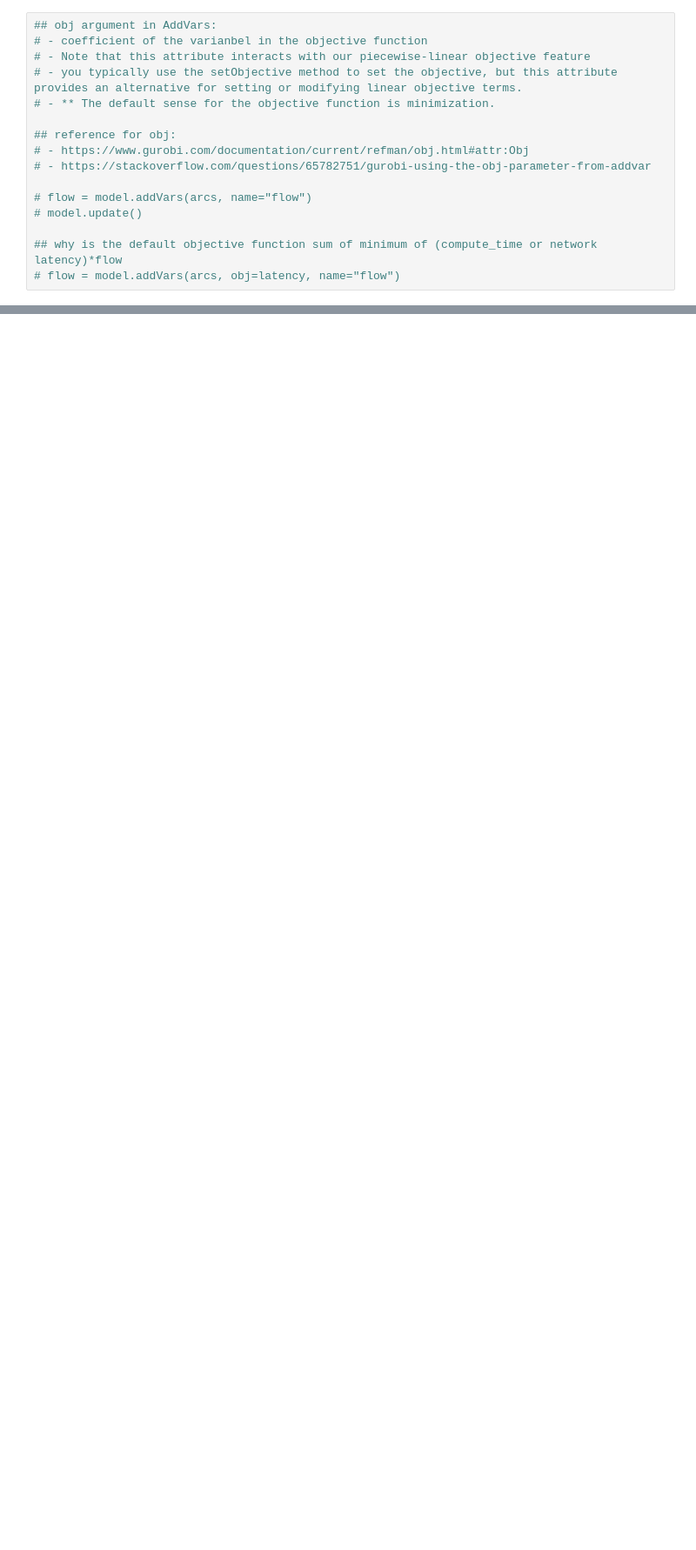
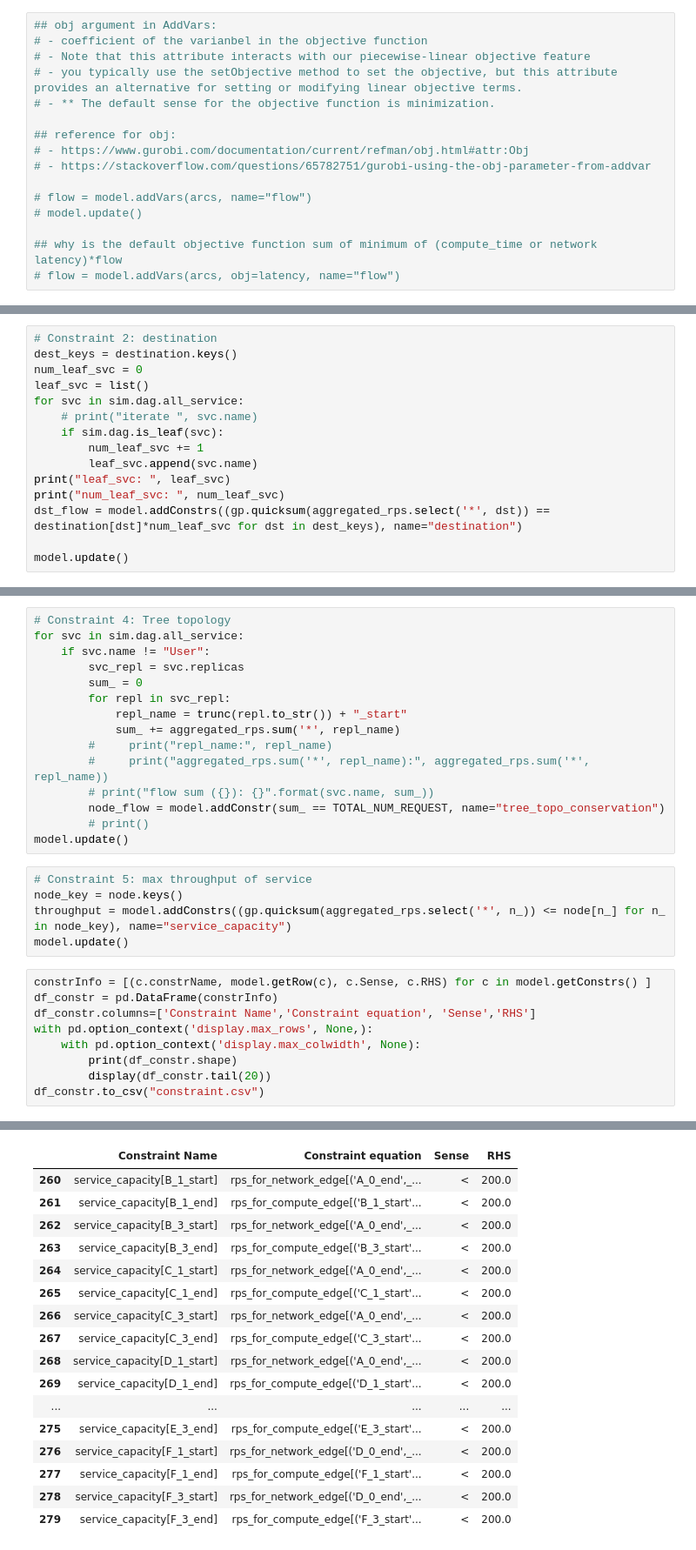
Before and after one commit to netarch/slate-sim, a Jupyter notebook: ml_optimizer.ipynb, the cells around one changed output, grey strips where cells are left out. Shown at 87% size. Drawn from its saved outputs; the diff is of its cells as text; blank space fills up the shorter version.

Commit message:
Checkpoint ml_optimizer.ipynb (update constraint with new variables)

```diff
--- a/ml_optimizer.ipynb
+++ b/ml_optimizer.ipynb
@@ -573,0 +620,15 @@ model objective
+# %%
+# Constraint 2: destination
+dest_keys = destination.keys()
+num_leaf_svc = 0
+leaf_svc = list()
+for svc in sim.dag.all_service:
+    # print("iterate ", svc.name)
+    if sim.dag.is_leaf(svc):
+        num_leaf_svc += 1
+        leaf_svc.append(svc.name)
+print("leaf_svc: ", leaf_svc)
+print("num_leaf_svc: ", num_leaf_svc)
+dst_flow = model.addConstrs((gp.quicksum(aggregated_rps.select('*', dst)) == destination[dst]*num_leaf_svc for dst in dest_keys), name="destination")
+
+model.update()
@@ -573,0 +657,30 @@ model objective
+# %%
+# Constraint 4: Tree topology
+for svc in sim.dag.all_service:
+    if svc.name != "User":
+        svc_repl = svc.replicas
+        sum_ = 0
+        for repl in svc_repl:
+            repl_name = trunc(repl.to_str()) + "_start"
+            sum_ += aggregated_rps.sum('*', repl_name)
+        #     print("repl_name:", repl_name)
+        #     print("aggregated_rps.sum('*', repl_name):", aggregated_rps.sum('*', repl_name))
+        # print("flow sum ({}): {}".format(svc.name, sum_))
+        node_flow = model.addConstr(sum_ == TOTAL_NUM_REQUEST, name="tree_topo_conservation")
+        # print()
+model.update()
+# %%
+# Constraint 5: max throughput of service
+node_key = node.keys()
+throughput = model.addConstrs((gp.quicksum(aggregated_rps.select('*', n_)) <= node[n_] for n_ in node_key), name="service_capacity")
+model.update()
+# %%
+constrInfo = [(c.constrName, model.getRow(c), c.Sense, c.RHS) for c in model.getConstrs() ]
+df_constr = pd.DataFrame(constrInfo)
+df_constr.columns=['Constraint Name','Constraint equation', 'Sense','RHS']
+with pd.option_context('display.max_rows', None,):
+    with pd.option_context('display.max_colwidth', None):
+        print(df_constr.shape)
+        display(df_constr.tail(20))
+df_constr.to_csv("constraint.csv")
+# %% [output]
@@ -574 +688,18 @@ model objective
+|  | Constraint Name | Constraint equation | Sense | RHS |
+| 260 | service_capacity[B_1_start] | rps_for_network_edge[('A_0_end',_... | < | 200.0 |
+| 261 | service_capacity[B_1_end] | rps_for_compute_edge[('B_1_start'... | < | 200.0 |
+| 262 | service_capacity[B_3_start] | rps_for_network_edge[('A_0_end',_... | < | 200.0 |
+| 263 | service_capacity[B_3_end] | rps_for_compute_edge[('B_3_start'... | < | 200.0 |
+| 264 | service_capacity[C_1_start] | rps_for_network_edge[('A_0_end',_... | < | 200.0 |
+| 265 | service_capacity[C_1_end] | rps_for_compute_edge[('C_1_start'... | < | 200.0 |
+| 266 | service_capacity[C_3_start] | rps_for_network_edge[('A_0_end',_... | < | 200.0 |
+| 267 | service_capacity[C_3_end] | rps_for_compute_edge[('C_3_start'... | < | 200.0 |
+| 268 | service_capacity[D_1_start] | rps_for_network_edge[('A_0_end',_... | < | 200.0 |
+| 269 | service_capacity[D_1_end] | rps_for_compute_edge[('D_1_start'... | < | 200.0 |
+| ... | ... | ... | ... | ... |
+| 275 | service_capacity[E_3_end] | rps_for_compute_edge[('E_3_start'... | < | 200.0 |
+| 276 | service_capacity[F_1_start] | rps_for_network_edge[('D_0_end',_... | < | 200.0 |
+| 277 | service_capacity[F_1_end] | rps_for_compute_edge[('F_1_start'... | < | 200.0 |
+| 278 | service_capacity[F_3_start] | rps_for_network_edge[('D_0_end',_... | < | 200.0 |
+| 279 | service_capacity[F_3_end] | rps_for_compute_edge[('F_3_start'... | < | 200.0 |
 # %%
```
Also changed, not shown: parts of 17 cells of this notebook.
